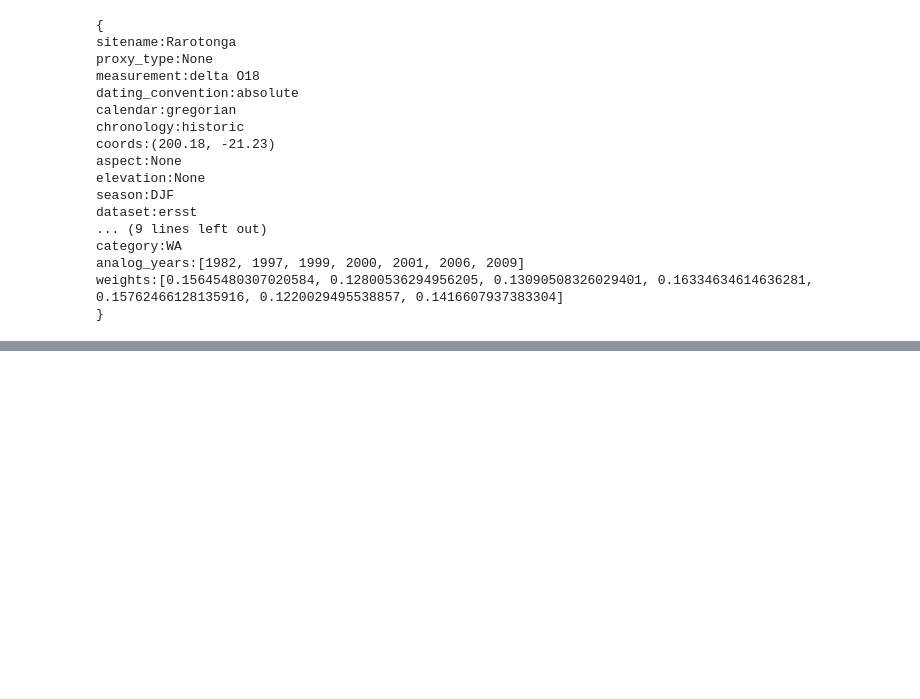
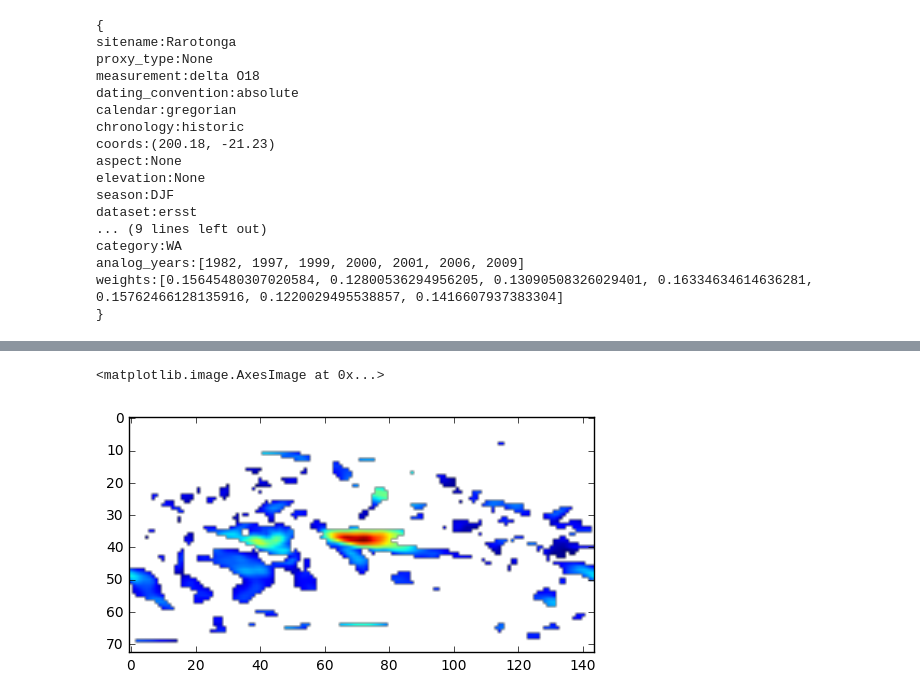
Before and after one commit to nicolasfauchereau/paleopy, a Jupyter notebook: notebooks/dev/test_wind_vector.ipynb, the cells around one changed output, grey strips where cells are left out. Cells and saved outputs as stored; diff of their text form; code cells hidden in the pictures; blank space fills up the shorter version.

```diff
--- a/notebooks/dev/test_wind_vector.ipynb
+++ b/notebooks/dev/test_wind_vector.ipynb
@@ -285,0 +365,5 @@ levels
+# %%
+plt.imshow(ma.masked_array(c.windspeed_dset['composite_anomalies'].data, ~mask))
+# %% [output]
+<matplotlib.image.AxesImage at 0x...>
+[figure, added]
```
Also changed, not shown: parts of 18 cells of this notebook, 2 other files.
